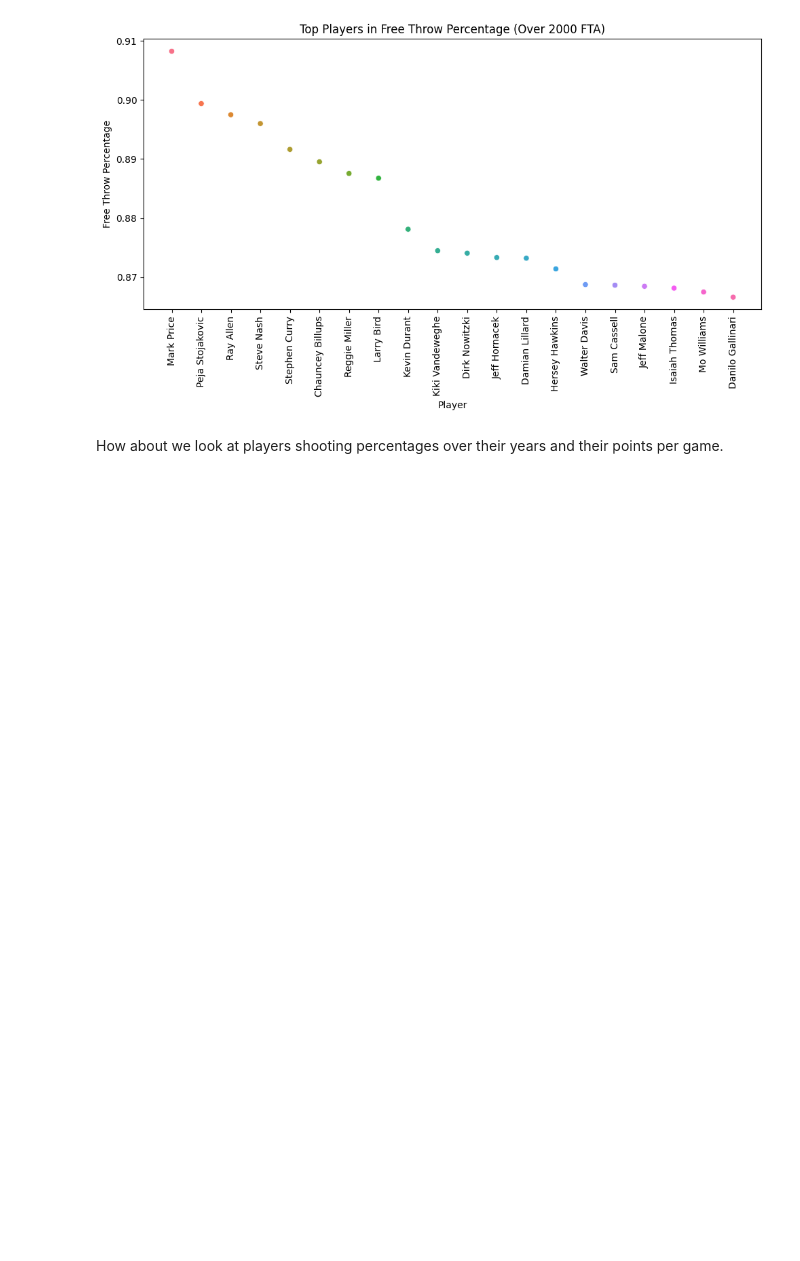
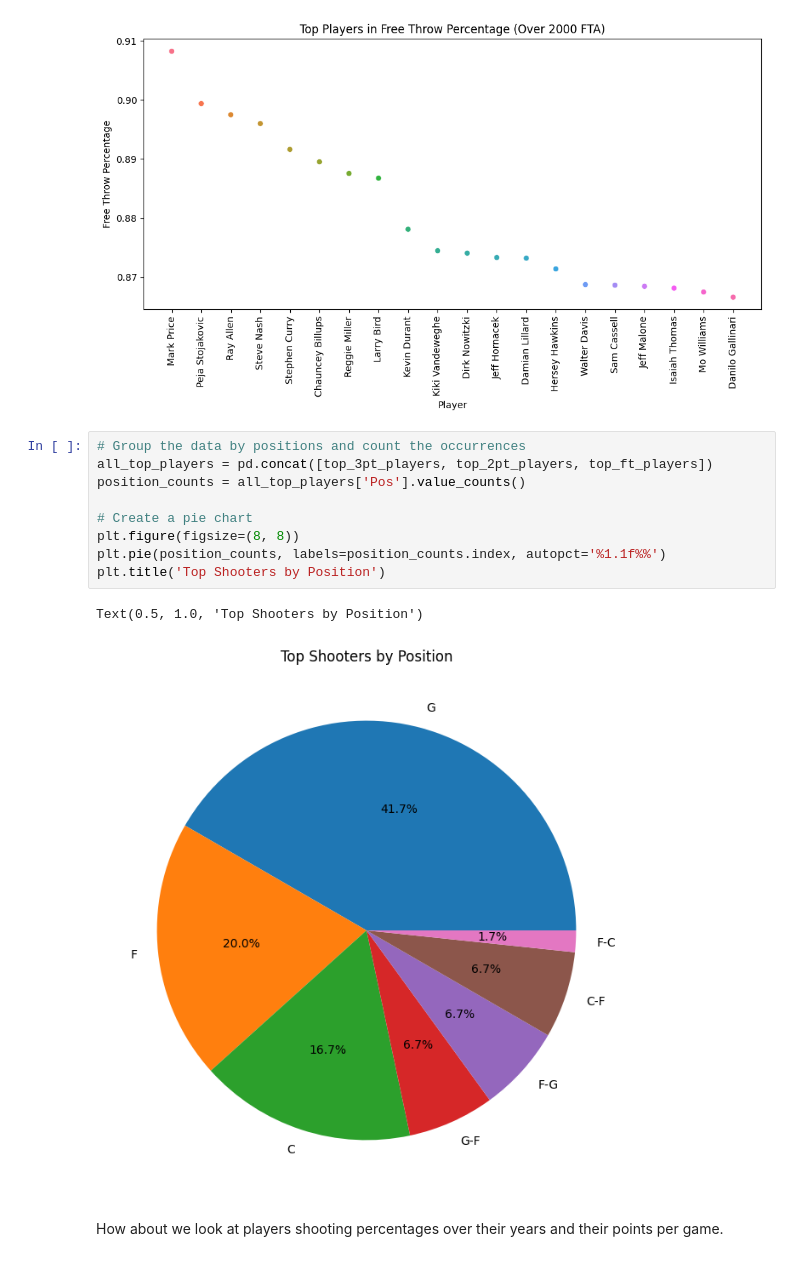
Before and after one commit to evanordona/evanordona.github.io, a Jupyter notebook: final_tut.ipynb, the cells around one changed output. Cells and saved outputs as stored; diff of their text form; blank space fills up the shorter version.

```diff
--- a/final_tut.ipynb
+++ b/final_tut.ipynb
@@ -376,6 +378,18 @@ plt.tight_layout()
 plt.show()
 # %% [output]
 [figure]
+# %%
+# Group the data by positions and count the occurrences
+all_top_players = pd.concat([top_3pt_players, top_2pt_players, top_ft_players])
+position_counts = all_top_players['Pos'].value_counts()
+
+# Create a pie chart
+plt.figure(figsize=(8, 8))
+plt.pie(position_counts, labels=position_counts.index, autopct='%1.1f%%')
+plt.title('Top Shooters by Position')
+# %% [output]
+Text(0.5, 1.0, 'Top Shooters by Position')
+[figure, added]
 # %% [markdown]
 <p>
 How about we look at players shooting percentages over their years and their points per game.
```
Also changed, not shown: parts of 6 cells of this notebook.
